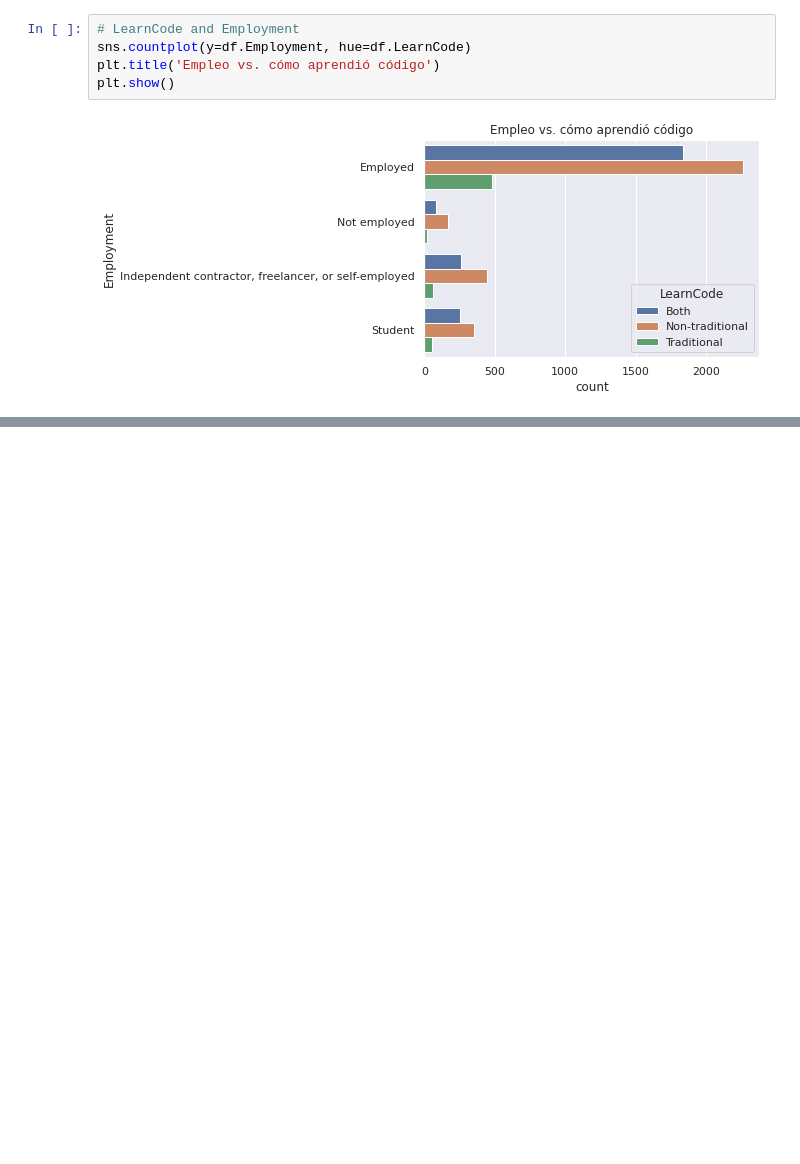
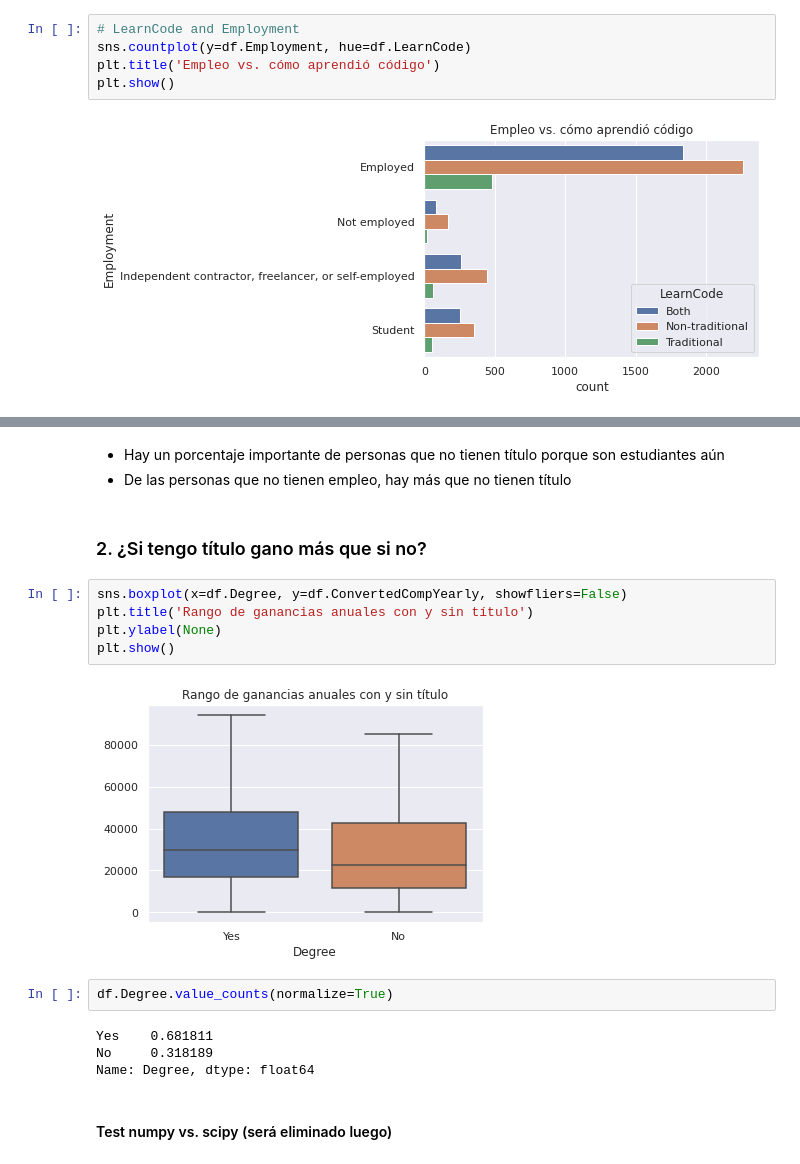
Before and after one commit to anthonymanotoa/survey-dev, a Jupyter notebook: notebooks/3-analysis-hypothesis-test.ipynb, the cells around one changed output, grey strips where cells are left out. Cells and saved outputs as stored; diff of their text form; blank space fills up the shorter version.

```diff
--- a/notebooks/3-analysis-hypothesis-test.ipynb
+++ b/notebooks/3-analysis-hypothesis-test.ipynb
@@ -200,0 +221,20 @@ plt.show()
+# %% [markdown]
+- Hay un porcentaje importante de personas que no tienen título porque son estudiantes aún
+- De las personas que no tienen empleo, hay más que no tienen título
+# %% [markdown]
+### 2. ¿Si tengo título gano más que si no?
+# %%
+sns.boxplot(x=df.Degree, y=df.ConvertedCompYearly, showfliers=False)
+plt.title('Rango de ganancias anuales con y sin título')
+plt.ylabel(None)
+plt.show()
+# %% [output]
+[figure, added]
+# %%
+df.Degree.value_counts(normalize=True)
+# %% [output]
+Yes    0.681811
+No     0.318189
+Name: Degree, dtype: float64
+# %% [markdown]
+#### Test numpy vs. scipy (será eliminado luego)
```
Also changed, not shown: parts of 30 cells of this notebook, 2 other files.
